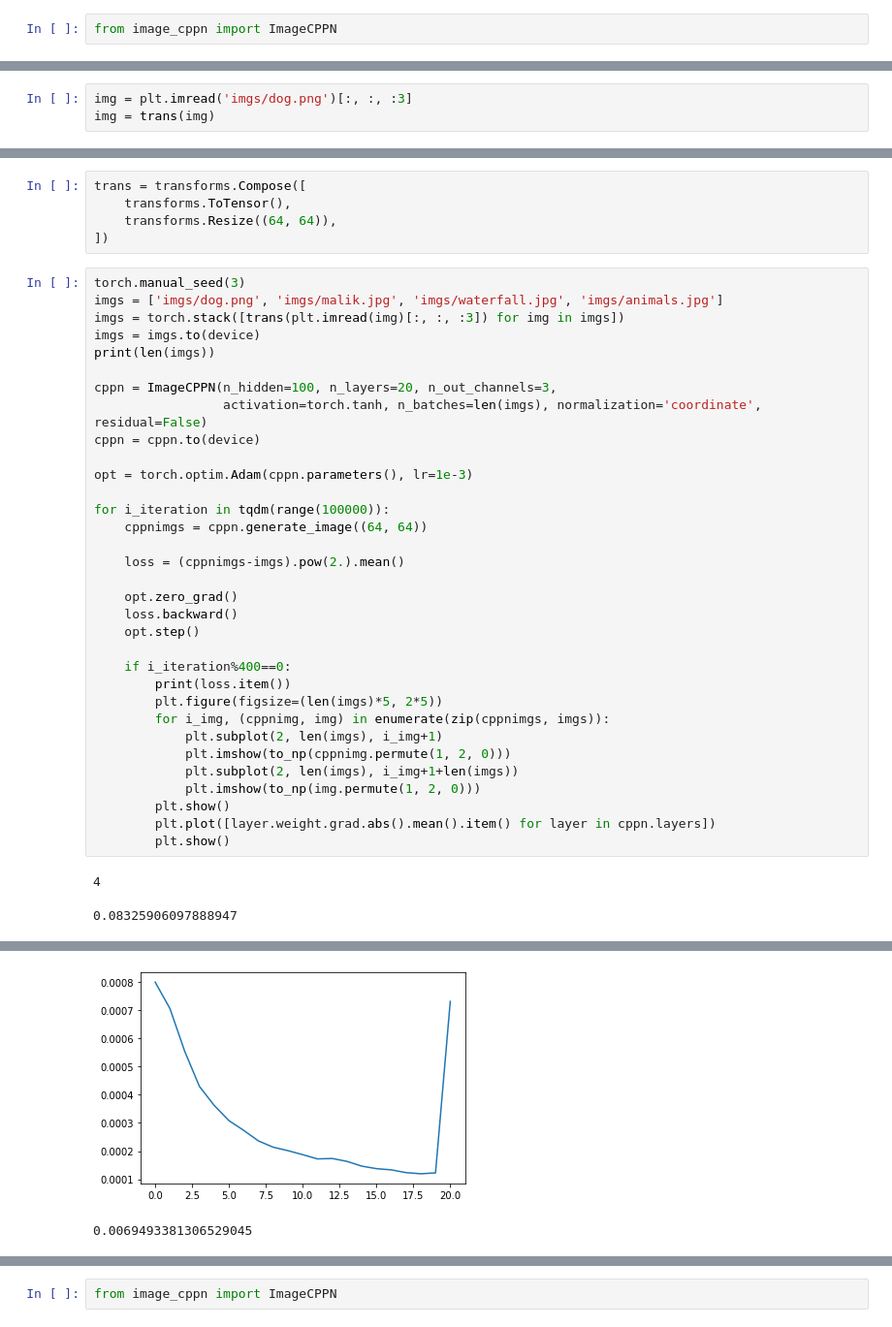
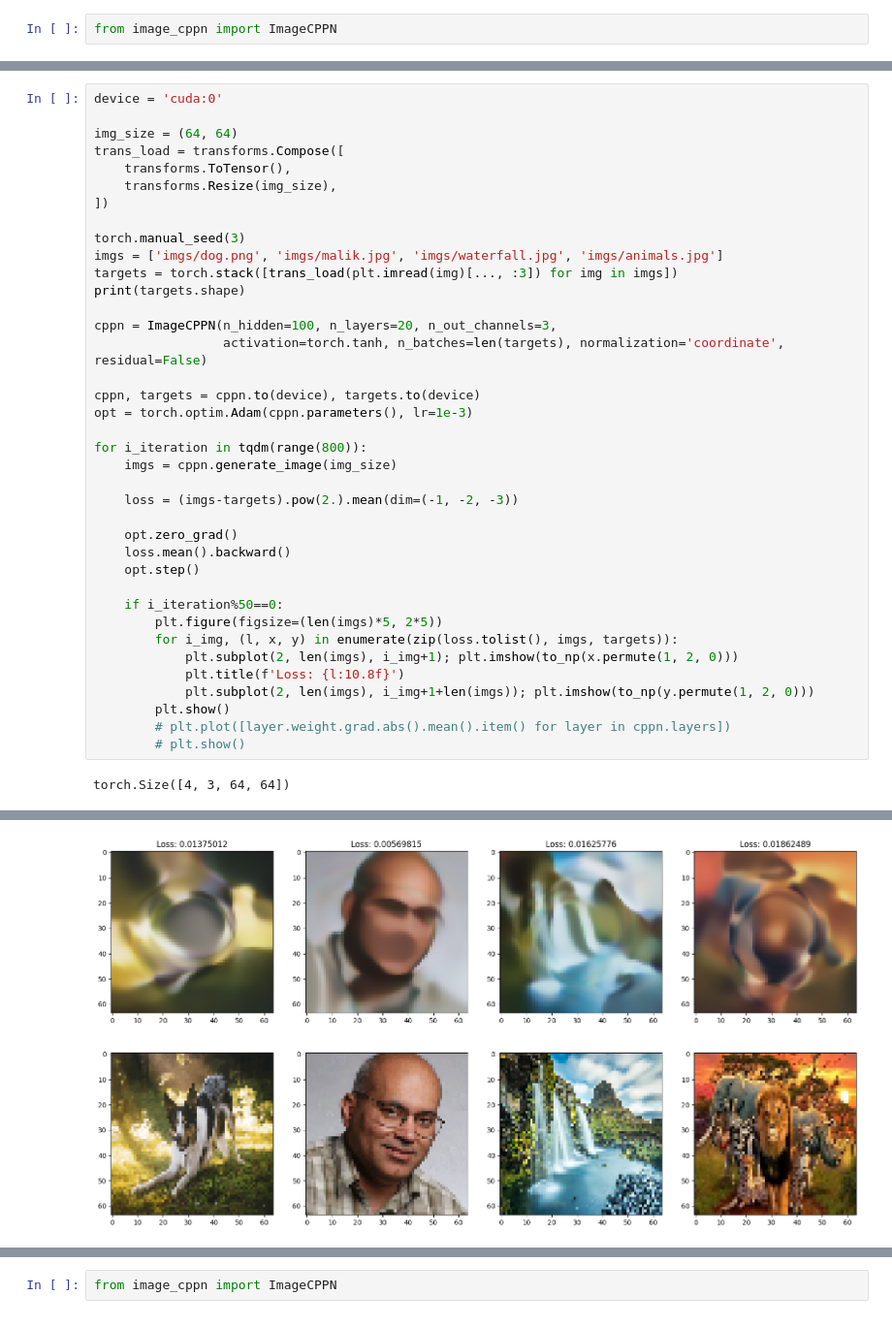
Before and after one commit to akarshkumar0101/auto-pic, a Jupyter notebook: cppn.ipynb, the cells around one changed output, grey strips where cells are left out. Shown at 97% size. Drawn from its saved outputs; the diff is of its cells as text.

```diff
--- a/cppn.ipynb
+++ b/cppn.ipynb
@@ -18,3 +7,0 @@ trans = transforms.Compose([
-# %%
-img = plt.imread('imgs/dog.png')[:, :, :3]
-img = trans(img)
@@ -71,41 +8,40 @@ from image_cppn import ImageCPPN, BatchImageCPPN
-# %%
-trans = transforms.Compose([
-    transforms.ToTensor(),
-    transforms.Resize((64, 64)),
-])
 # %%
+device = 'cuda:0'
+
+img_size = (64, 64)
+trans_load = transforms.Compose([
+    transforms.ToTensor(),
+    transforms.Resize(img_size),
+])
+
 torch.manual_seed(3)
 imgs = ['imgs/dog.png', 'imgs/malik.jpg', 'imgs/waterfall.jpg', 'imgs/animals.jpg']
-imgs = torch.stack([trans(plt.imread(img)[:, :, :3]) for img in imgs])
-imgs = imgs.to(device)
-print(len(imgs))
+targets = torch.stack([trans_load(plt.imread(img)[..., :3]) for img in imgs])
+print(targets.shape)
 
 cppn = ImageCPPN(n_hidden=100, n_layers=20, n_out_channels=3,
-                 activation=torch.tanh, n_batches=len(imgs), normalization='coordinate', residual=False)
-cppn = cppn.to(device)
+                 activation=torch.tanh, n_batches=len(targets), normalization='coordinate', residual=False)
 
+cppn, targets = cppn.to(device), targets.to(device)
 opt = torch.optim.Adam(cppn.parameters(), lr=1e-3)
 
-for i_iteration in tqdm(range(100000)):
-    cppnimgs = cppn.generate_image((64, 64))
+for i_iteration in tqdm(range(800)):
+    imgs = cppn.generate_image(img_size)
 
-    loss = (cppnimgs-imgs).pow(2.).mean()
+    loss = (imgs-targets).pow(2.).mean(dim=(-1, -2, -3))
 
     opt.zero_grad()
-    loss.backward()
+    loss.mean().backward()
     opt.step()
 
-    if i_iteration%400==0:
-        print(loss.item())
+    if i_iteration%50==0:
         plt.figure(figsize=(len(imgs)*5, 2*5))
-        for i_img, (cppnimg, img) in enumerate(zip(cppnimgs, imgs)):
-            plt.subplot(2, len(imgs), i_img+1)
-            plt.imshow(to_np(cppnimg.permute(1, 2, 0)))
-            plt.subplot(2, len(imgs), i_img+1+len(imgs))
-            plt.imshow(to_np(img.permute(1, 2, 0)))
+        for i_img, (l, x, y) in enumerate(zip(loss.tolist(), imgs, targets)):
+            plt.subplot(2, len(imgs), i_img+1); plt.imshow(to_np(x.permute(1, 2, 0)))
+            plt.title(f'Loss: {l:10.8f}')
+            plt.subplot(2, len(imgs), i_img+1+len(imgs)); plt.imshow(to_np(y.permute(1, 2, 0)))
         plt.show()
-        plt.plot([layer.weight.grad.abs().mean().item() for layer in cppn.layers])
-        plt.show()
+        # plt.plot([layer.weight.grad.abs().mean().item() for layer in cppn.layers])
+        # plt.show()
 # %% [output]
-4
+torch.Size([4, 3, 64, 64])
-0.08325906097888947
@@ -113,2 +49 @@ for i_iteration in tqdm(range(100000)):
-[figure, old version]
+[figure, new version]
-0.0069493381306529045
```
Also changed, not shown: parts of 7 cells of this notebook, 3 other files.
